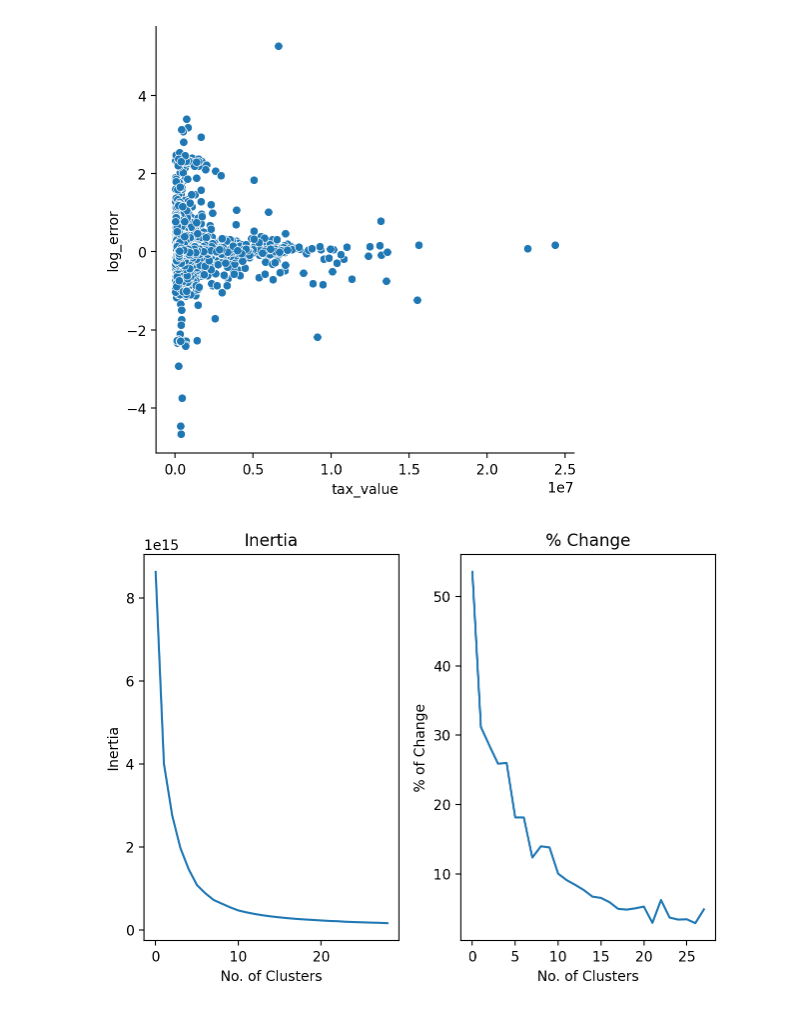
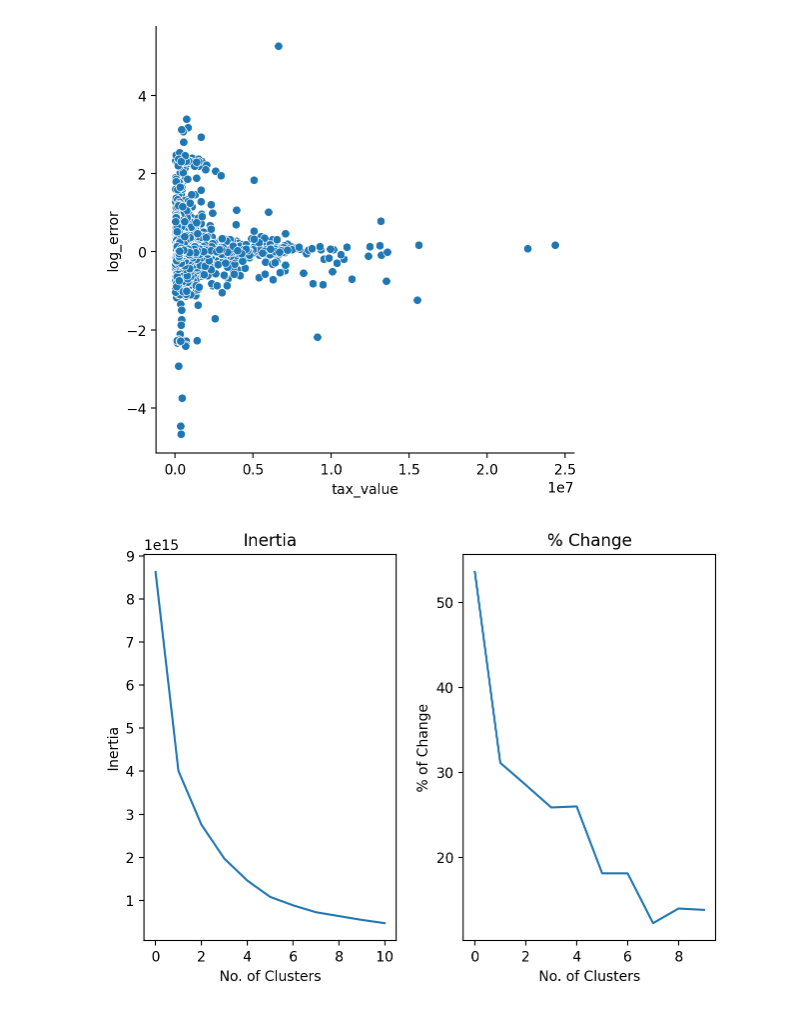
Before and after one commit to L-G-B-Team/clustering-project, a Jupyter notebook: woody_explore.ipynb, the cells around one changed output. Cells and saved outputs as stored; diff of their text form; code cells hidden in the pictures.

```diff
--- a/woody_explore.ipynb
+++ b/woody_explore.ipynb
@@ -30,6 +30,6 @@ scaled_kmeans['cluster'] = kmeans.predict(scaled_kmeans)
 scaled_kmeans['log_error'] = train.log_error
 # %%
 reload(e)
-e.generate_elbow(train[['latitude','longitude']])
+e.generate_elbow(train[['latitude','longitude']],k_min=1,k_max=12)
 # %% [output]
-[figure, old version]
+[figure, new version]
```
